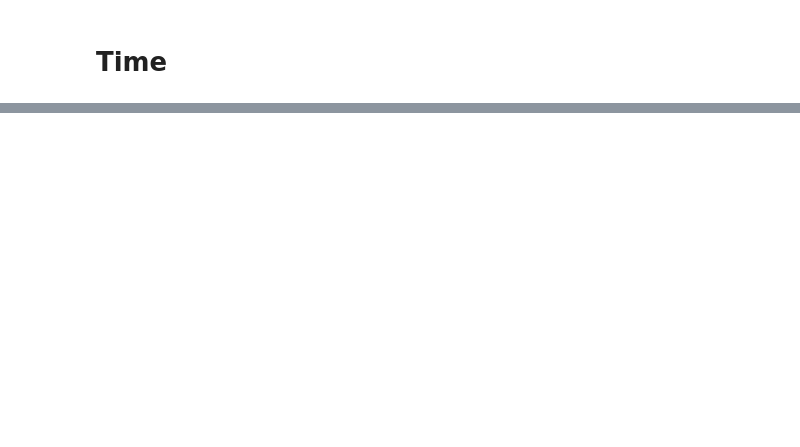
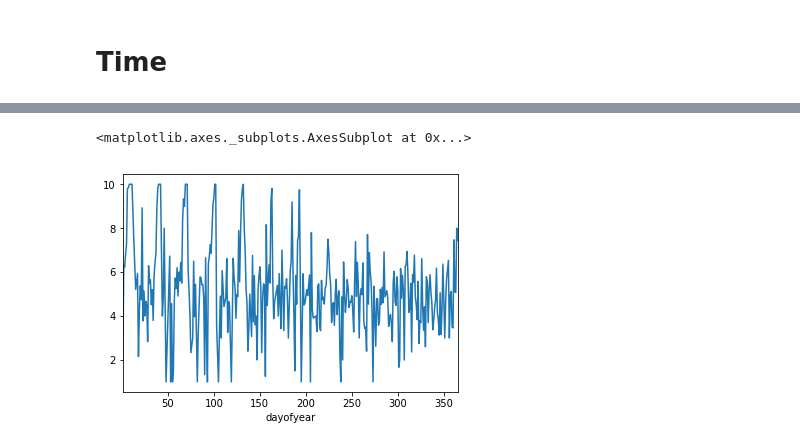
Before and after one commit to vuthede/zalo-hit-song-prediction, a Jupyter notebook: analysis/analysis.ipynb, the cells around one changed output, grey strips where cells are left out. Saved outputs shown, nothing was run; the diff lists cells and outputs as text; code cells hidden in the pictures; blank space fills up the shorter version.

```diff
--- a/analysis/analysis.ipynb
+++ b/analysis/analysis.ipynb
@@ -521,0 +556,5 @@ df.columns
+# %%
+df_train.groupby(df_train.dayofyear).label.mean().plot()
+# %% [output]
+<matplotlib.axes._subplots.AxesSubplot at 0x...>
+[figure, added]
```
Also changed, not shown: parts of 26 cells of this notebook, 4 other files.
